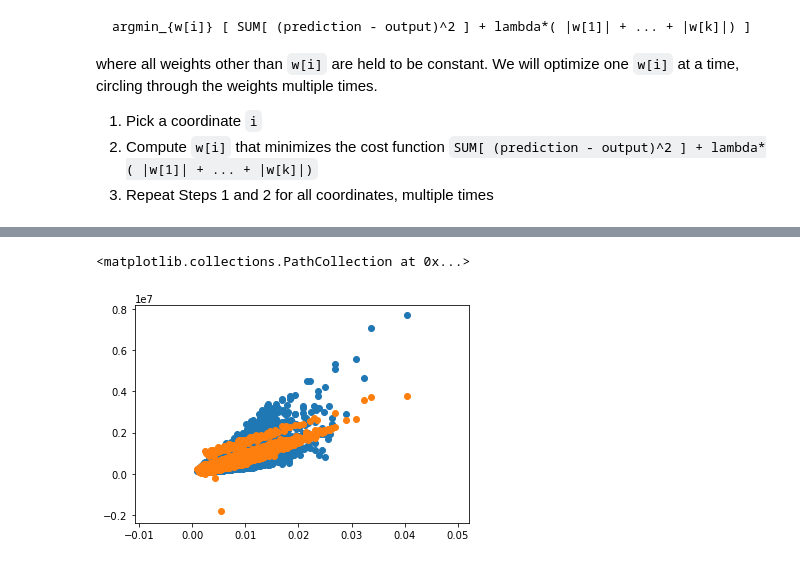
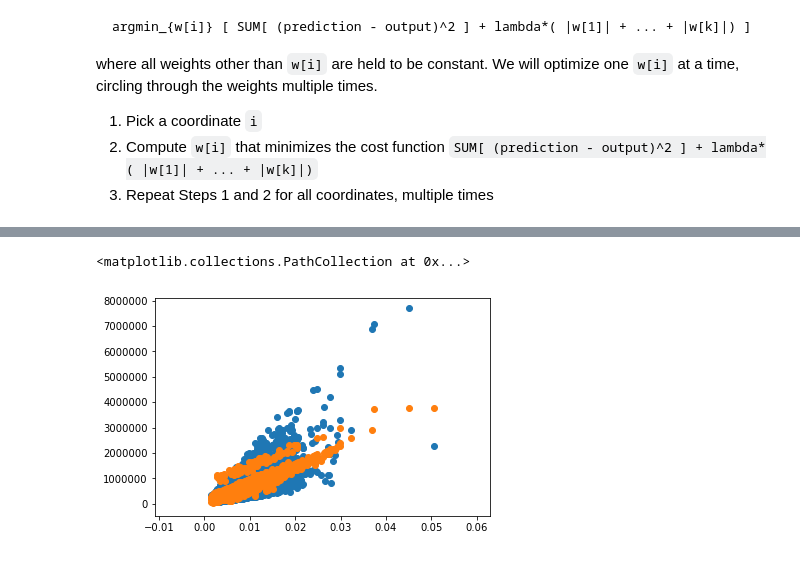
Before and after one commit to taigi0315/chois-ml-note, a Jupyter notebook: Ridge_Lasso_Regression/Ridge Regression(Gradient Descent).ipynb, the cells around one changed output, grey strips where cells are left out. Saved outputs shown, nothing was run; the diff lists cells and outputs as text; code cells hidden in the pictures.

```diff
--- a/Ridge_Lasso_Regression/Ridge Regression(Gradient Descent).ipynb
+++ b/Ridge_Lasso_Regression/Ridge Regression(Gradient Descent).ipynb
@@ -216,6 +230,8 @@ Test : (4323, 12)
 # Splitting data
 train_X = train.loc[:, train.columns != 'price']
 train_y = train['price']
+valid_X = valid.loc[:, valid.columns != 'price']
+valid_y = valid['price']
 test_X = test.loc[:, test.columns != 'price']
 test_y = test['price']
 print('X: ', train_X.shape, '\ny: ', train_y.shape)
@@ -272,7 +288,6 @@ class LassoRegression():
     def __init__(self):
         self.weights = None
         self.l1_penalty = None
-        self.learning_rate = None
         self.iteration = None
         self.tolerance = None
 
@@ -296,8 +311,7 @@ class LassoRegression():
 
         return new_weight_i
 
-    def fit(self, X, y, learning_rate=1e-3, l1_penalty=1e-1, tolerance=1e-1, verbose=False):
-        self.learning_rate = learning_rate
+    def fit(self, X, y, l1_penalty, tolerance=1e-1, verbose=False):
         self.l1_penalty = l1_penalty
         self.verbose = verbose
         self.tolerance = tolerance
@@ -305,8 +319,10 @@ class LassoRegression():
 
         converge = True
         print_index = 0
+        iter = 0
         while(converge):
             max_change = 0
+            iter += 1
             changes = []
             for i in range(len(self.weights)):
                 old_weights_i = self.weights[i]
@@ -316,10 +332,10 @@ class LassoRegression():
                 changes.append(this_change)
                 max_change =  max(np.absolute(changes))
                 print_index += 1
-                if(verbose == True and print_index % 300 == 0):
-                    print("max chagne : %.3f" %(max_change) )
+                if(verbose == True and print_index % 500 == 0):
+                    print("max change : %.3f" %(max_change) )
 
-            if (max_change < self.tolerance) :
+            if (max_change < self.tolerance or iter > 1e3) :
                 converge = False
 
     def r2_score(self, X, y):
@@ -328,14 +344,13 @@ class LassoRegression():
         SSTO = np.sum((y - y.mean()) ** 2)
         return (1 - (SSE / float(SSTO)))
 
-    def l1_penalty_tuning(self, X, y, l1_penalty, tolerance=10):
-        # uses self.iteration, self.learning.
+    def l1_penalty_tuning(self, train_X, train_y, valid_X, valid_y, l1_penalty, tolerance=10):
         lowest_cost = None
         best_l1_penalty = None
         print("Tuning Penalty...")
         for index, penalty in enumerate(l1_penalty_values):
-            self.fit(X, y, l1_penalty = penalty, learning_rate=self.learning_rate, tolerance=tolerance, verbose=False)
-            cost = sum((y-self.predict(X))**2)
+            self.fit(train_X, train_y, l1_penalty = penalty, tolerance=tolerance, verbose=False)
+            cost = sum((valid_y-self.predict(valid_X))**2)
             if (best_l1_penalty == None or cost < lowest_cost):
                 lowest_cost = cost
                 best_l1_penalty = penalty
@@ -343,5 +358,5 @@ class LassoRegression():
         print ("----------------")
         return [lowest_cost, best_l1_penalty]
 # %%
-model = LassoRegression()
-#model.fit(train_X, train_y, learning_rate=1e-13, l1_penalty=1, verbose=True)
+lasso_model = LassoRegression()
+lasso_model.fit(train_X, train_y, l1_penalty=1, tolerance=10, verbose=True)
@@ -348,9 +374,8 @@ model = LassoRegression()
 # %%
-pred_y = model.predict(train_X)
 plt.scatter(train_X['sqft_living'], train_y)
-plt.scatter(train_X['sqft_living'], pred_y)
+plt.scatter(train_X['sqft_living'], lasso_model.predict(train_X))
 # %% [output]
 <matplotlib.collections.PathCollection at 0x...>
-[figure, old version]
+[figure, new version]
 # %%
 # since we normalized train data, we have to normalize test data as well.
```
Also changed, not shown: parts of 20 cells of this notebook, 1 other file.
